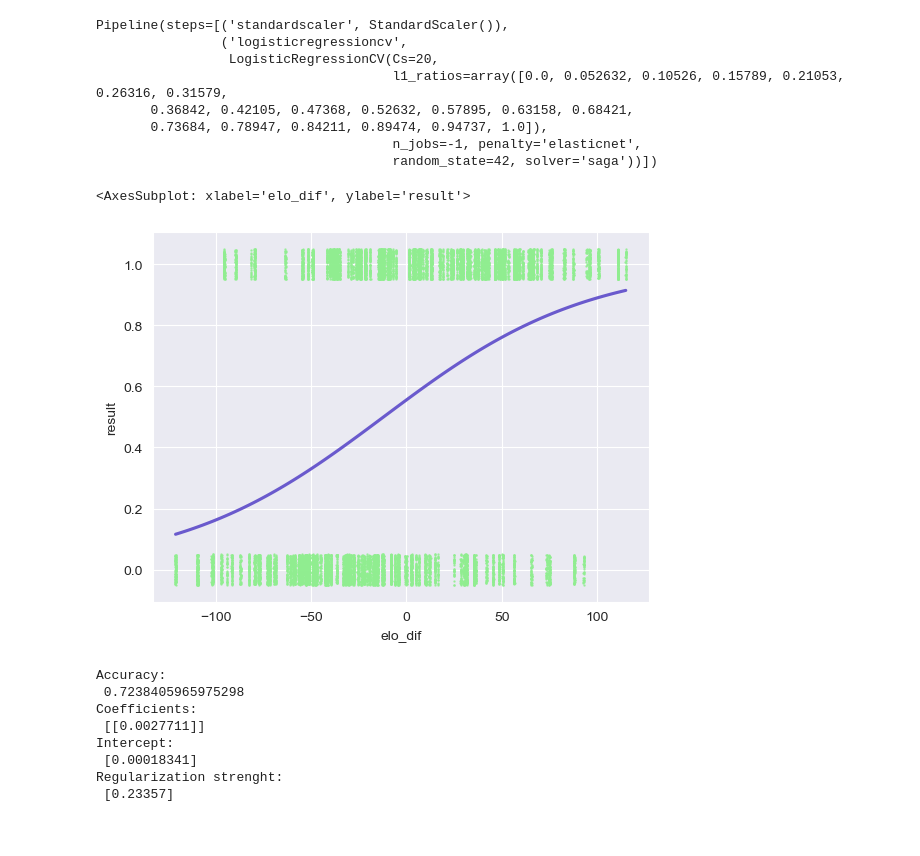
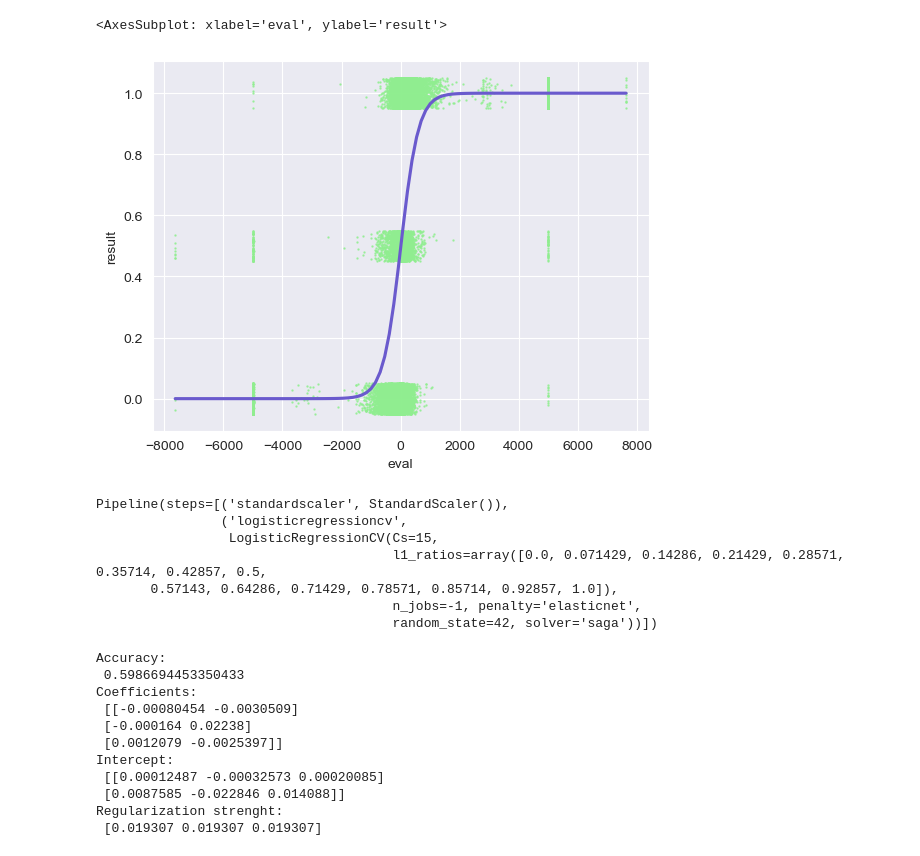
Before and after one commit to SandroMartens/Lichess-Win-Predictions, a Jupyter notebook: win_prob.ipynb, the cells around one changed output. Drawn from its saved outputs; the diff is of its cells as text; code cells hidden in the pictures.

```diff
--- a/win_prob.ipynb
+++ b/win_prob.ipynb
@@ -62,9 +77,25 @@ con.close()
+# %%
+sns.regplot(
+    data=(df + 1) / 2,
+    x="eval",
+    y="result",
+    y_jitter=0.05,
+    x_jitter=0.2,
+    logistic=True,
+    n_boot=1,
+    ci=1,
+    scatter_kws={"s": 0.5, "color": "lightgreen"},
+    color="slateblue",
+)
+# %% [output]
+<AxesSubplot: xlabel='eval', ylabel='result'>
+[figure, added]
 # %%
 random_state = 42
 
 features = [
     "eval",
-    # "ply",
+    "ply",
     # "elo_dif"
 ]
 # features = ["eval_min", "eval_max"]
@@ -72,14 +103,13 @@ X = df[features]
 y = df.result
 
 classifier = LogisticRegressionCV(
-    Cs=20,
+    Cs=15,
     random_state=random_state,
     n_jobs=-1,
     penalty="elasticnet",
     solver="saga",
-    l1_ratios=np.linspace(0, 1, num=20),
+    l1_ratios=np.linspace(0, 1, num=15),
     # class_weight="balanced",
-    # fit_intercept=False
 )
 
 scaler = StandardScaler()
@@ -93,28 +123,11 @@ model.fit(X_train, y_train)
 # %% [output]
 Pipeline(steps=[('standardscaler', StandardScaler()),
                 ('logisticregressioncv',
-                 LogisticRegressionCV(Cs=20,
-                                      l1_ratios=array([0.0, 0.052632, 0.10526, 0.15789, 0.21053, 0.26316, 0.31579,
-       0.36842, 0.42105, 0.47368, 0.52632, 0.57895, 0.63158, 0.68421,
-       0.73684, 0.78947, 0.84211, 0.89474, 0.94737, 1.0]),
+                 LogisticRegressionCV(Cs=15,
+                                      l1_ratios=array([0.0, 0.071429, 0.14286, 0.21429, 0.28571, 0.35714, 0.42857, 0.5,
+       0.57143, 0.64286, 0.71429, 0.78571, 0.85714, 0.92857, 1.0]),
                                       n_jobs=-1, penalty='elasticnet',
                                       random_state=42, solver='saga'))])
-# %%
-sns.regplot(
-    data=(df + 1) / 2,
-    x="elo_dif",
-    y="result",
-    y_jitter=0.05,
-    x_jitter=0.2,
-    logistic=True,
-    n_boot=1,
-    ci=1,
-    scatter_kws={"s": 0.5, "color": "lightgreen"},
-    color="slateblue",
-)
-# %% [output]
-<AxesSubplot: xlabel='elo_dif', ylabel='result'>
-[figure, removed]
 # %%
 print(f"Accuracy: \n {model.score(X_test, y_test)}")
 scale = model.named_steps["standardscaler"].scale_
@@ -122,17 +135,20 @@ scale = model.named_steps["standardscaler"].scale_
 coefs = model.named_steps["logisticregressioncv"].coef_ / scale
 print(f"Coefficients: \n {coefs}")
 
-intercept = model.named_steps["logisticregressioncv"].intercept_ / scale
+intercept = model.named_steps["logisticregressioncv"].intercept_ / scale.reshape(-1, 1)
 print(f"Intercept: \n {intercept}")
 
 cs = model.named_steps["logisticregressioncv"].C_
 print(f"Regularization strenght: \n {cs}")
 # %% [output]
 Accuracy:
- 0.7238405965975298
+ 0.5986694453350433
 Coefficients:
- [[0.0027711]]
+ [[-0.00080454 -0.0030509]
+ [-0.000164 0.02238]
+ [0.0012079 -0.0025397]]
 Intercept:
- [0.00018341]
+ [[0.00012487 -0.00032573 0.00020085]
+ [0.0087585 -0.022846 0.014088]]
 Regularization strenght:
- [0.23357]
+ [0.019307 0.019307 0.019307]
```
Also changed, not shown: parts of 13 cells of this notebook, 6 other files.
